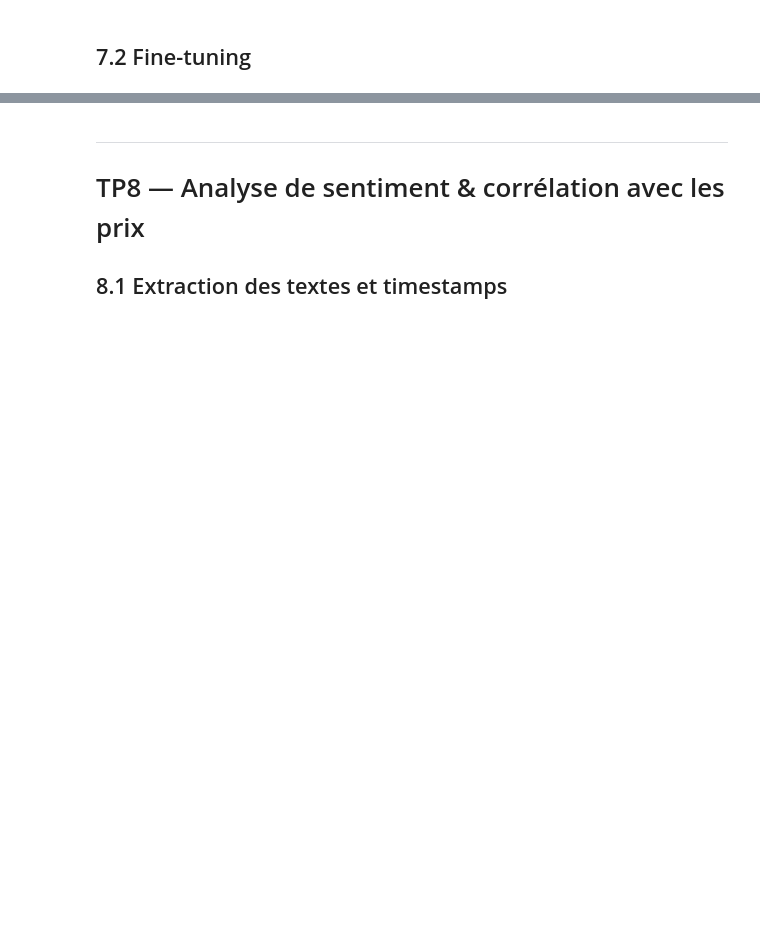
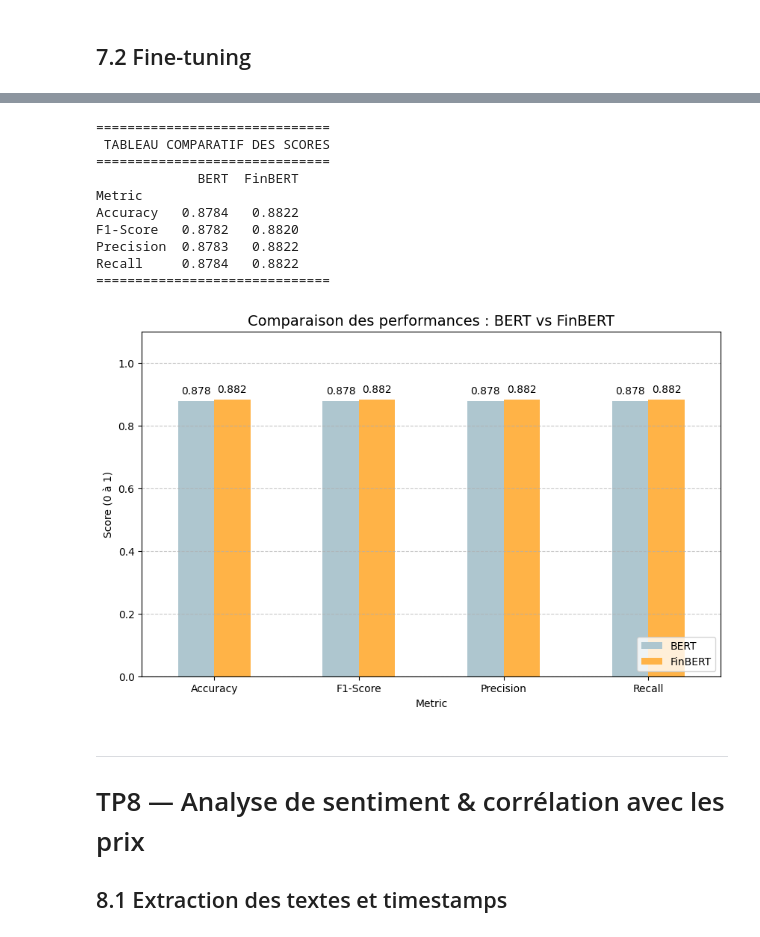
Before and after one commit to huimin-zhang-8/DS_finance, a Jupyter notebook: projet.ipynb, the cells around one changed output, grey strips where cells are left out. Cells and saved outputs as stored; diff of their text form; code cells hidden in the pictures; blank space fills up the shorter version.

```diff
--- a/projet.ipynb
+++ b/projet.ipynb
@@ -932,23 +1131,15 @@ print("\n✅ Scraping des news terminé")
 # %%
 def load_and_merge_datasets() -> DatasetDict:
     """Charge et fusionne les deux datasets de sentiment financier."""
-    from datasets import concatenate_datasets, ClassLabel
 
     ds1 = load_dataset("zeroshot/twitter-financial-news-sentiment")
     ds2 = load_dataset("nickmuchi/financial-classification")
 
-    # Uniformiser les colonnes : text + label
-    def rename_cols_ds2(example):
-        return {"text": example.get("sentence", example.get("text", "")),
-                "label": example["label"]}
-
     ds1_train = ds1["train"].select_columns(["text", "label"])
     ds1_test  = ds1["validation"].select_columns(["text", "label"])
 
-    cols2 = ds2["train"].column_names
-    text_col2 = "sentence" if "sentence" in cols2 else "text"
-    ds2_train = ds2["train"].rename_column(text_col2, "text").select_columns(["text", "label"])
-    ds2_test  = ds2["test"].rename_column(text_col2, "text").select_columns(["text", "label"])
+    ds2_train = ds2["train"].rename_column("labels", "label").select_columns(["text", "label"])
+    ds2_test  = ds2["test"].rename_column("labels", "label").select_columns(["text", "label"])
 
     merged = DatasetDict({
         "train": concatenate_datasets([ds1_train, ds2_train]),
@@ -1037,3 +1266,67 @@ finbert_metrics, finbert_path = train_bert_model(
+# %%
+def compare_results(bert_metrics, finbert_metrics):
+    """
+    Compare les métriques de BERT et FinBERT sous forme de tableau et graphique.
+    """
+    # 1. Préparation des données
+    # On extrait uniquement les métriques qui nous intéressent
+    data = {
+        "Metric": ["Accuracy", "F1-Score", "Precision", "Recall"],
+        "BERT": [
+            bert_metrics["eval_accuracy"],
+            bert_metrics["eval_f1"],
+            bert_metrics["eval_precision"],
+            bert_metrics["eval_recall"]
+        ],
+        "FinBERT": [
+            finbert_metrics["eval_accuracy"],
+            finbert_metrics["eval_f1"],
+            finbert_metrics["eval_precision"],
+            finbert_metrics["eval_recall"]
+        ]
+    }
+
+    df = pd.DataFrame(data)
+    df.set_index("Metric", inplace=True)
+
+    # 2. Affichage du tableau
+    print("\n" + "="*30)
+    print(" TABLEAU COMPARATIF DES SCORES ")
+    print("="*30)
+    print(df.round(4)) # Arrondi à 4 décimales pour plus de clarté
+    print("="*30)
+
+    # 3. Création du graphique
+    ax = df.plot(kind='bar', figsize=(10, 6), rot=0, color=['#AEC6CF', '#FFB347'])
+    plt.title("Comparaison des performances : BERT vs FinBERT", fontsize=14)
+    plt.ylabel("Score (0 à 1)")
+    plt.ylim(0, 1.1) # On laisse de la place pour les étiquettes
+    plt.grid(axis='y', linestyle='--', alpha=0.7)
+    plt.legend(loc='lower right')
+
+    # Ajout des valeurs au-dessus des barres
+    for p in ax.patches:
+        ax.annotate(str(round(p.get_height(), 3)),
+                    (p.get_x() + p.get_width() / 2., p.get_height()),
+                    ha='center', va='center', xytext=(0, 10),
+                    textcoords='offset points')
+
+    plt.show()
+
+# --- Exécution de la comparaison ---
+compare_results(bert_metrics, finbert_metrics)
+# %% [output]
+==============================
+ TABLEAU COMPARATIF DES SCORES
+==============================
+             BERT  FinBERT
+Metric
+Accuracy   0.8784   0.8822
+F1-Score   0.8782   0.8820
+Precision  0.8783   0.8822
+Recall     0.8784   0.8822
+==============================
+[figure, added]
 # %% [markdown]
 ---
 # TP8 — Analyse de sentiment & corrélation avec les prix
```
Also changed, not shown: parts of 22 cells of this notebook, 42 other files.
